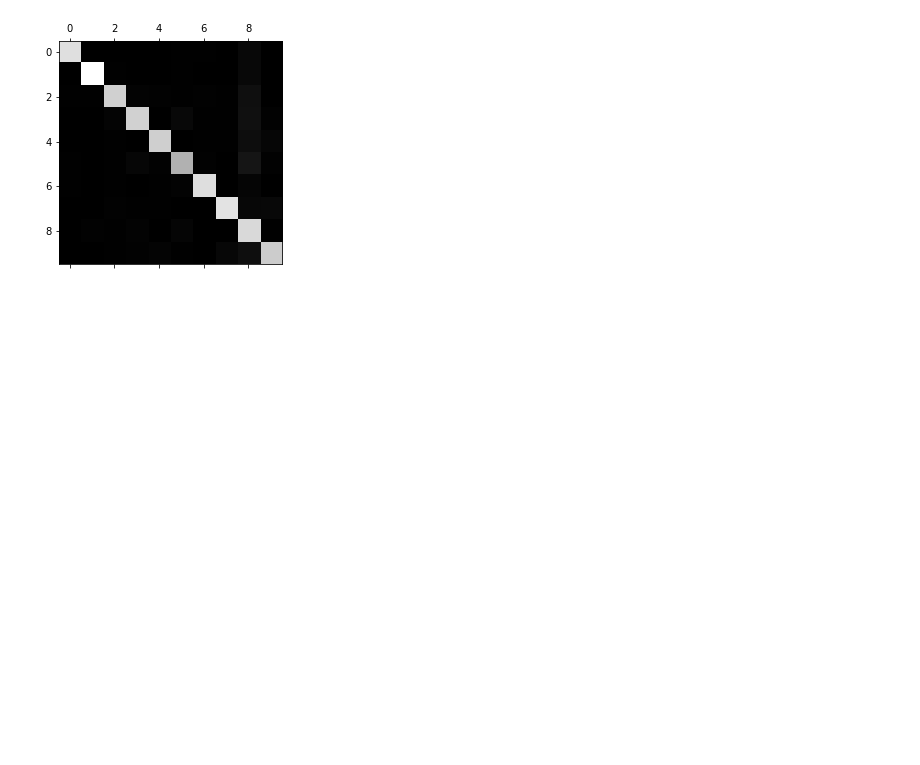
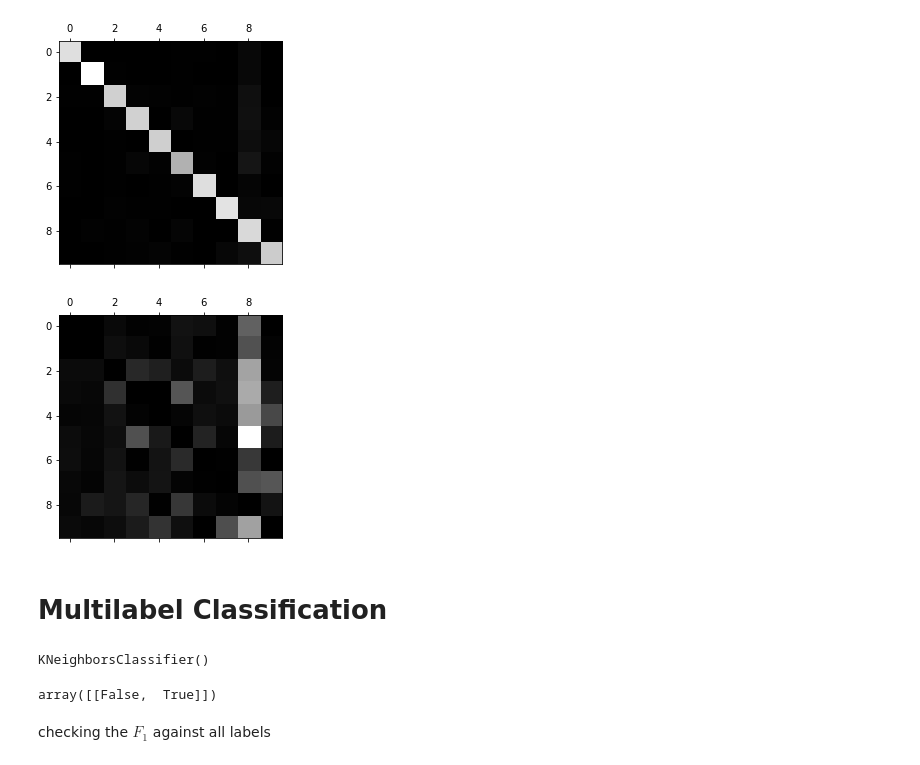
Before and after one commit to trevenue44/ml101, a Jupyter notebook: Classification/01 MNIST Dataset/mnist_main.ipynb, the cells around one changed output. Drawn from its saved outputs; the diff is of its cells as text; code cells hidden in the pictures; blank space fills up the shorter version.

Commit message:
Finished concepts under classification: chapter 3

```diff
--- a/Classification/01 MNIST Dataset/mnist_main.ipynb
+++ b/Classification/01 MNIST Dataset/mnist_main.ipynb
@@ -280,3 +280,14 @@ plt.matshow(conf_mx, cmap=plt.cm.gray)
 plt.show()
 # %% [output]
 [figure]
+# %%
+row_sums = conf_mx.sum(axis=1, keepdims=True)
+norm_conf_mx = conf_mx / row_sums
+# %%
+np.fill_diagonal(norm_conf_mx, 0)
+plt.matshow(norm_conf_mx, cmap=plt.cm.gray)
+plt.show()
+# %% [output]
+[figure, added]
+# %% [markdown]
+# Multilabel Classification
@@ -282,0 +299,13 @@ plt.show()
+# %%
+from sklearn.neighbors import KNeighborsClassifier
+
+knn_clf = KNeighborsClassifier()
+knn_clf.fit(X_train, y_multilabel)
+# %% [output]
+KNeighborsClassifier()
+# %%
+knn_clf.predict([some_digit])
+# %% [output]
+array([[False,  True]])
+# %% [markdown]
+checking the $F_{1}$ against all labels
```
Also changed, not shown: parts of 8 cells of this notebook.
